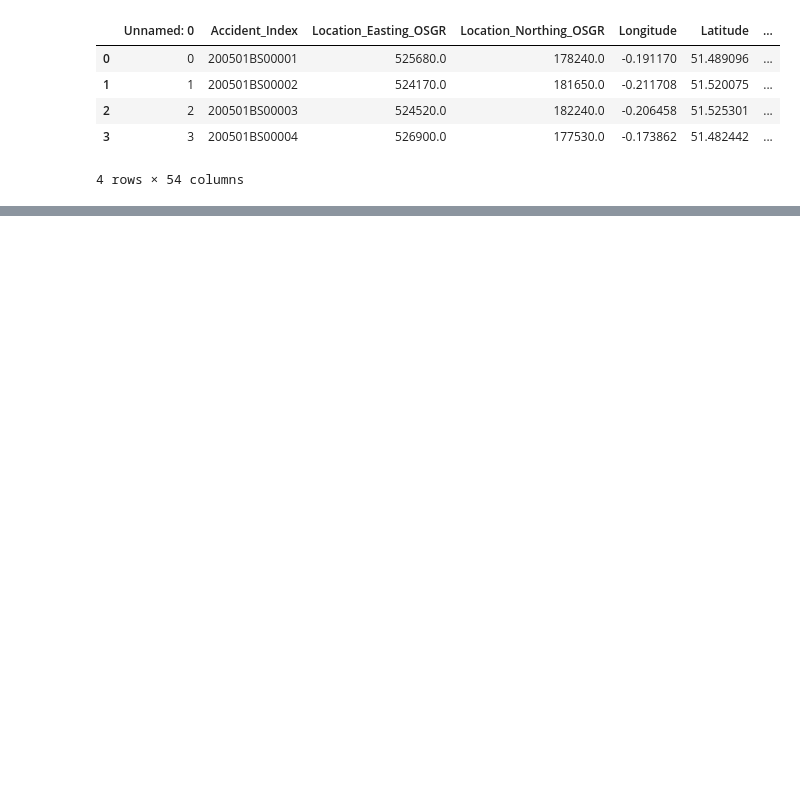
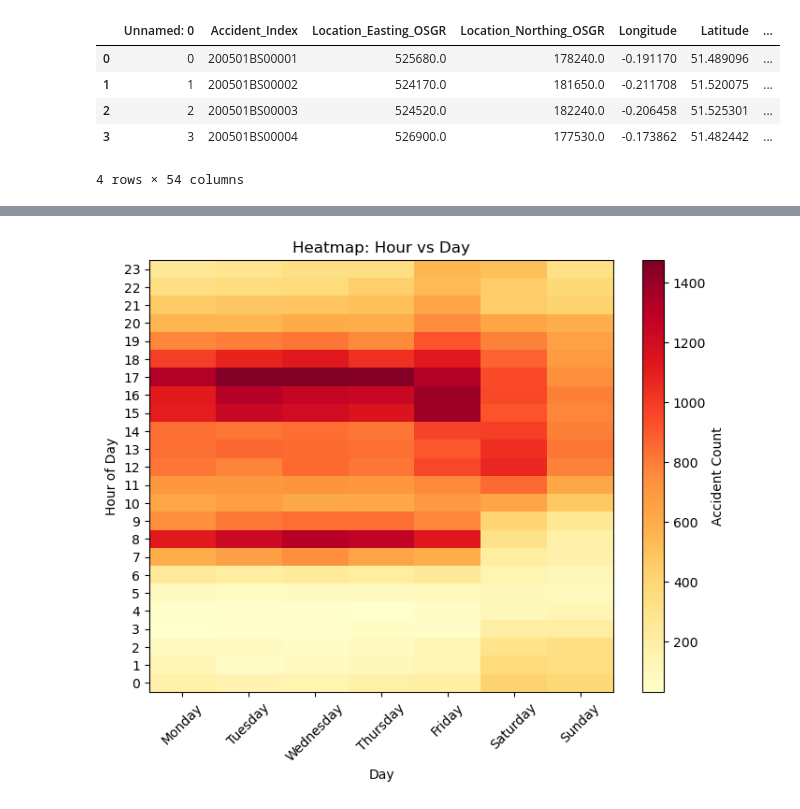
Before and after one commit to Ikpong-Joseph/Visualisation-Coursework2, a Jupyter notebook: head.ipynb, the cells around one changed output, grey strips where cells are left out. Saved outputs shown, nothing was run; the diff lists cells and outputs as text; code cells hidden in the pictures; blank space fills up the shorter version.

```diff
--- a/head.ipynb
+++ b/head.ipynb
@@ -398,0 +426,34 @@ df.head(4)
+# %%
+#3. Hour vs. Day Heatmap
+#Motivation
+#Surface rush-hour hotspots across the week.
+import numpy as np
+
+# Implementation
+pivot = df.pivot_table(
+    index='Hour', columns='Day_Name',
+    values='Accident_Index', aggfunc='count'
+).reindex(
+    index=range(0,24),
+    columns=['Monday','Tuesday','Wednesday','Thursday','Friday','Saturday','Sunday']
+)
+
+fig, ax = plt.subplots(figsize=(8,6))
+c = ax.pcolormesh(
+    np.arange(8), np.arange(25),
+    pivot.values, cmap='YlOrRd'
+)
+ax.set_xlabel("Day")
+ax.set_ylabel("Hour of Day")
+ax.set_xticks(np.arange(7)+0.5)
+ax.set_xticklabels(pivot.columns, rotation=45)
+ax.set_yticks(np.arange(24)+0.5)
+ax.set_yticklabels(pivot.index)
+fig.colorbar(c, ax=ax, label='Accident Count')
+ax.set_title("Heatmap: Hour vs Day")
+
+# Save & show
+fig.savefig('03_hour_day_heatmap.png', dpi=150, bbox_inches='tight')
+plt.show()
+# %% [output]
+[figure, added]
```
Also changed, not shown: parts of 14 cells of this notebook, 1 other file.
